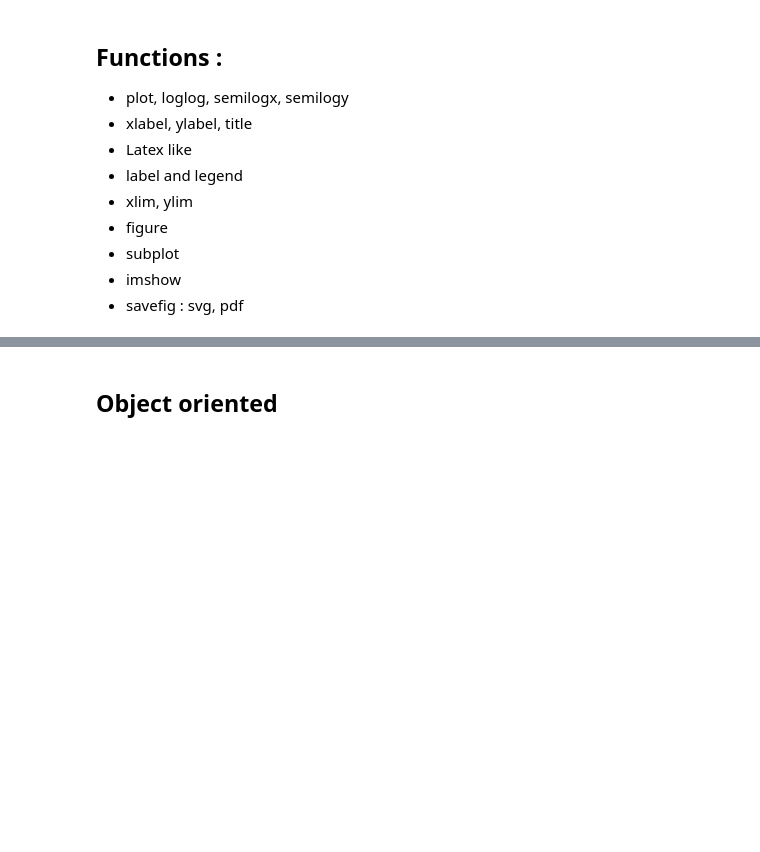
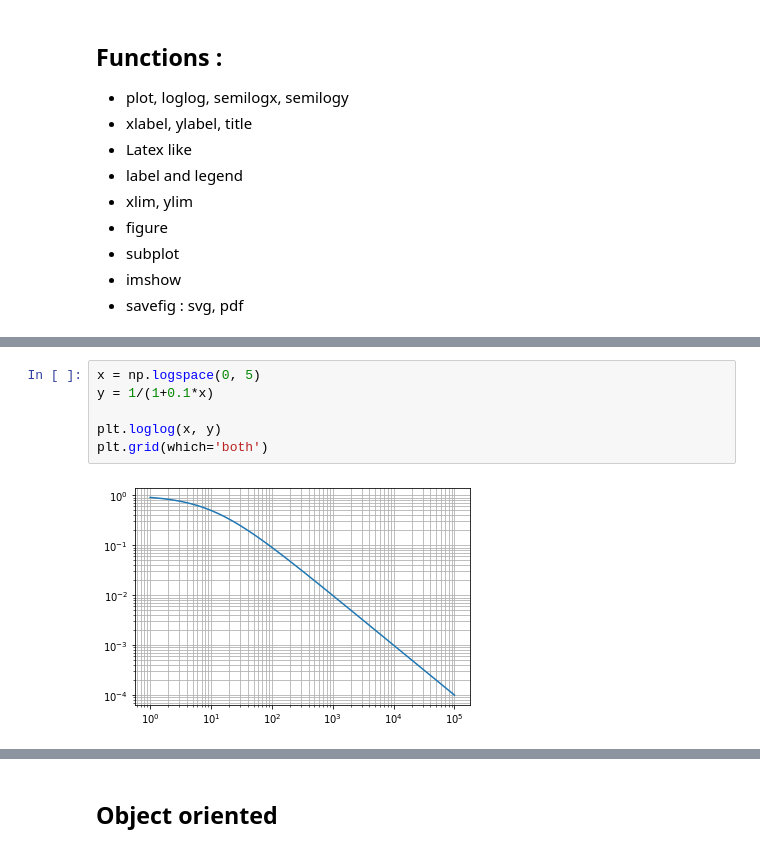
Before and after one commit to clade/EDPIF2023, a Jupyter notebook: module2/Graphics.ipynb, the cells around one changed output, grey strips where cells are left out. Cells and saved outputs as stored; diff of their text form; blank space fills up the shorter version.

```diff
--- a/module2/Graphics.ipynb
+++ b/module2/Graphics.ipynb
@@ -17,0 +66,8 @@
+# %%
+x = np.logspace(0, 5)
+y = 1/(1+0.1*x)
+
+plt.loglog(x, y)
+plt.grid(which='both')
+# %% [output]
+[figure, added]
```
Also changed, not shown: parts of 6 cells of this notebook, 2 other files.
